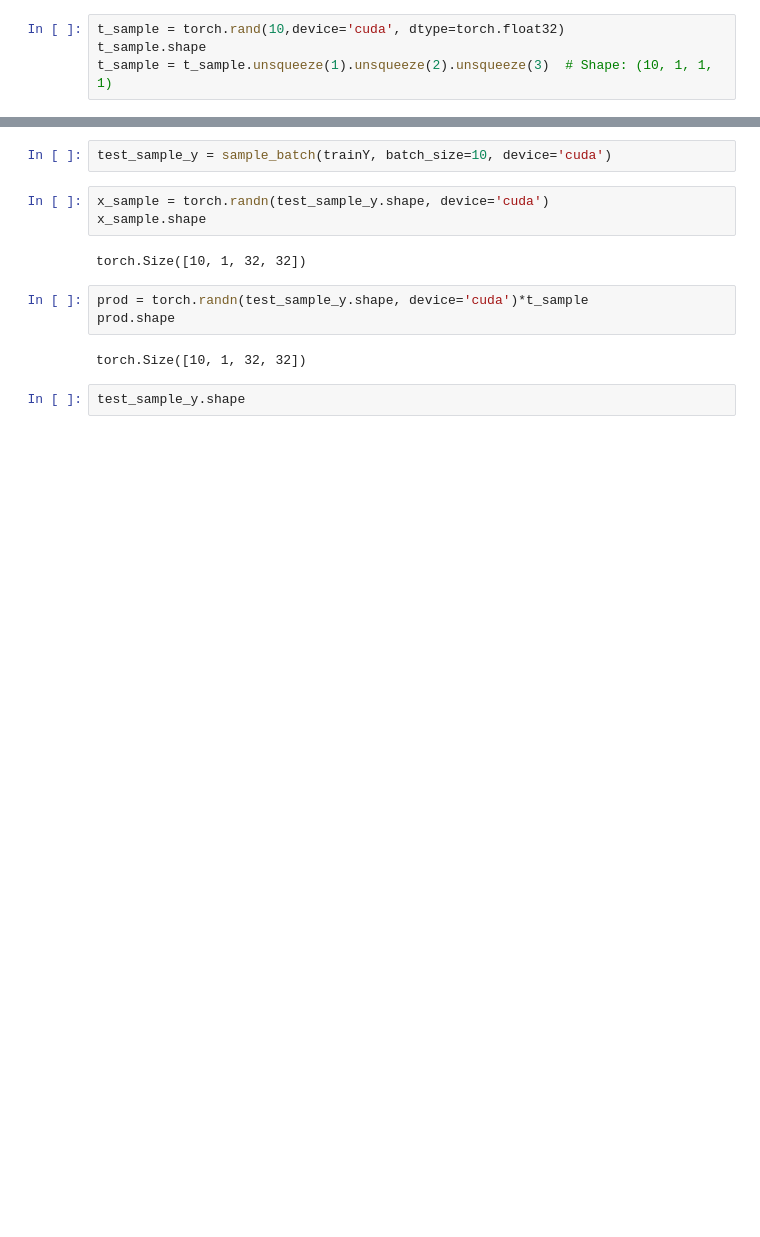
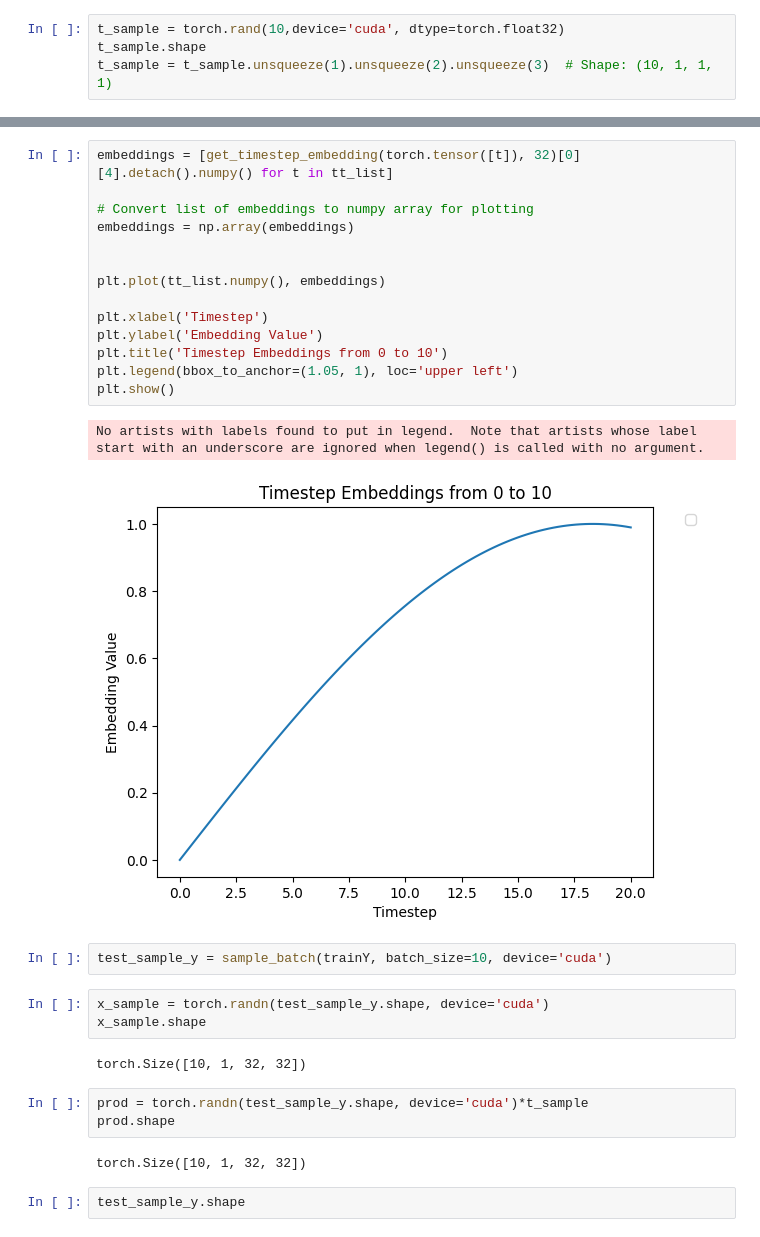
Before and after one commit to aimresearchlab/generative-bridges, a Jupyter notebook: sandbox/stefano/simple_bridge_tests.ipynb, the cells around one changed output, grey strips where cells are left out. Cells and saved outputs as stored; diff of their text form; blank space fills up the shorter version.

```diff
--- a/sandbox/stefano/simple_bridge_tests.ipynb
+++ b/sandbox/stefano/simple_bridge_tests.ipynb
@@ -81,3 +101,20 @@ t_sample = t_sample.unsqueeze(1).unsqueeze(2).unsqueeze(3)  # Shape: (10, 1, 1,
+# %%
+embeddings = [get_timestep_embedding(torch.tensor([t]), 32)[0][4].detach().numpy() for t in tt_list]
+
+# Convert list of embeddings to numpy array for plotting
+embeddings = np.array(embeddings)
+
+
+plt.plot(tt_list.numpy(), embeddings)
+
+plt.xlabel('Timestep')
+plt.ylabel('Embedding Value')
+plt.title('Timestep Embeddings from 0 to 10')
+plt.legend(bbox_to_anchor=(1.05, 1), loc='upper left')
+plt.show()
+# %% [output]
+No artists with labels found to put in legend.  Note that artists whose label start with an underscore are ignored when legend() is called with no argument.
+[figure, added]
 # %%
 test_sample_y = sample_batch(trainY, batch_size=10, device='cuda')
 # %%
```
Also changed, not shown: parts of 29 cells of this notebook.
